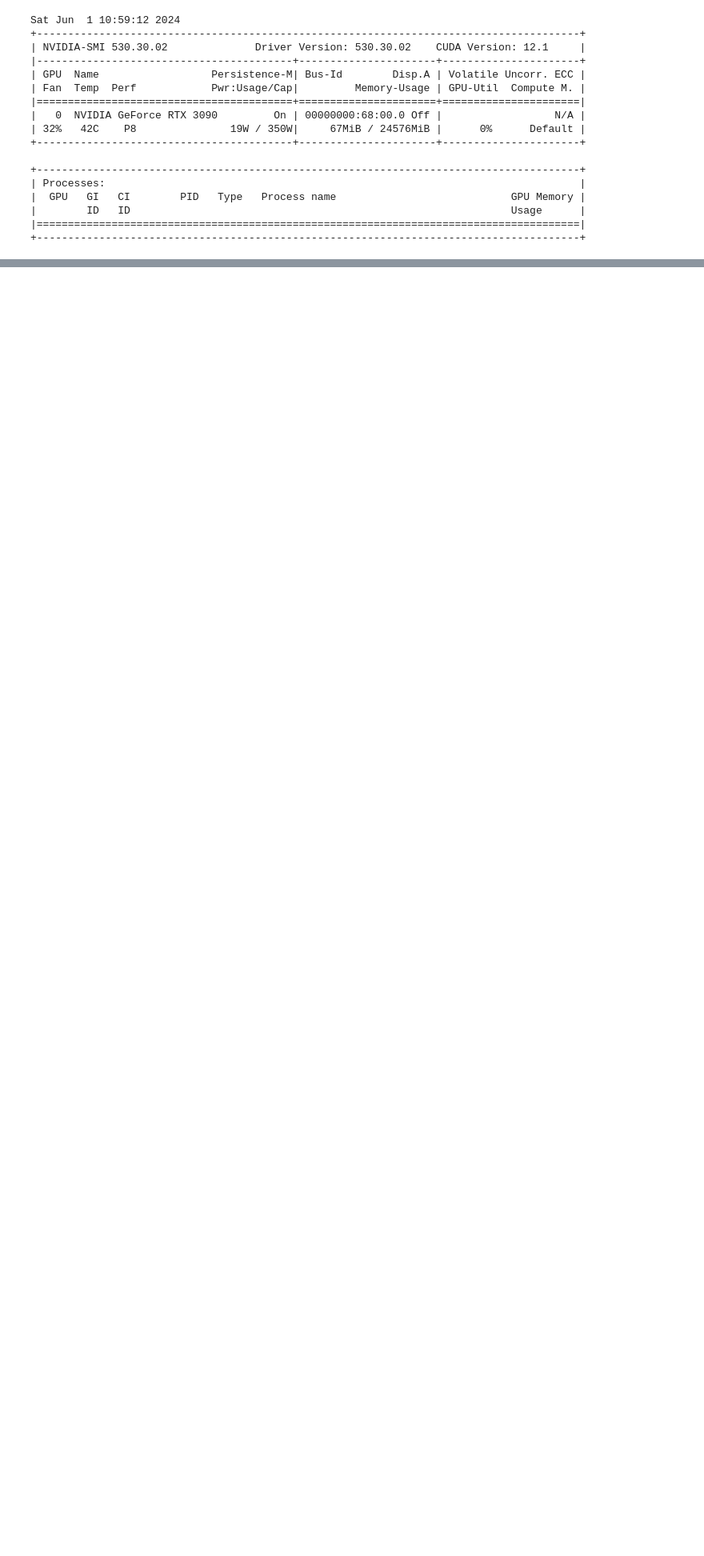
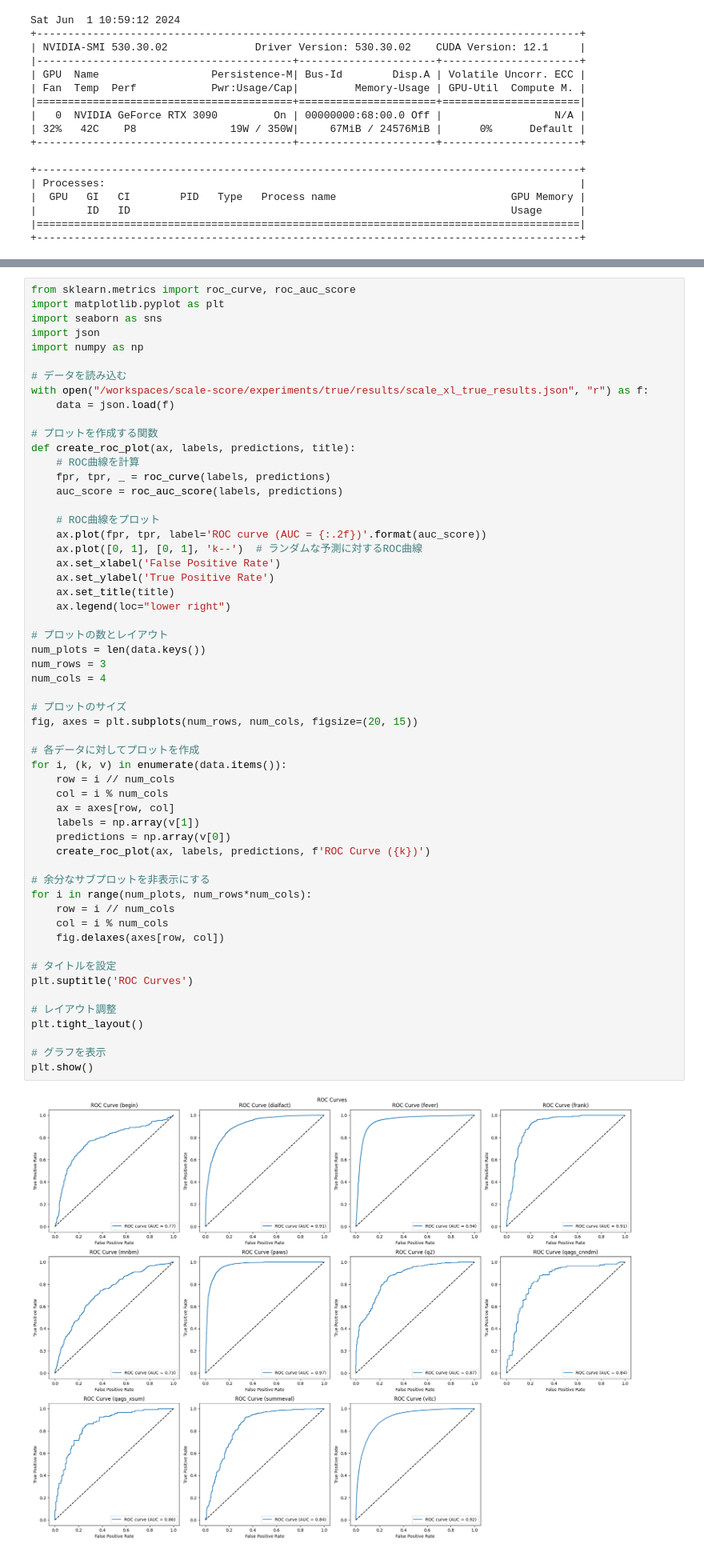
Before and after one commit to RyukiKuwahara/scale, a Jupyter notebook: notebook/look_true.ipynb, the cells around one changed output, grey strips where cells are left out. Shown: that part at 80% size. Drawn from its saved outputs; the diff is of its cells as text; blank space fills up the shorter version.

Commit message:
create figure(auc-roc)

```diff
--- a/notebook/look_true.ipynb
+++ b/notebook/look_true.ipynb
@@ -186,3 +186,61 @@ This will become an error in seaborn v0.14.0; please update your code.
 
   sns.kdeplot(pred_1, shade=True, color='red', label='Label 1', ax=ax)
 [figure]
+# %%
+from sklearn.metrics import roc_curve, roc_auc_score
+import matplotlib.pyplot as plt
+import seaborn as sns
+import json
+import numpy as np
+
+# データを読み込む
+with open("/workspaces/scale-score/experiments/true/results/scale_xl_true_results.json", "r") as f:
+    data = json.load(f)
+
+# プロットを作成する関数
+def create_roc_plot(ax, labels, predictions, title):
+    # ROC曲線を計算
+    fpr, tpr, _ = roc_curve(labels, predictions)
+    auc_score = roc_auc_score(labels, predictions)
+
+    # ROC曲線をプロット
+    ax.plot(fpr, tpr, label='ROC curve (AUC = {:.2f})'.format(auc_score))
+    ax.plot([0, 1], [0, 1], 'k--')  # ランダムな予測に対するROC曲線
+    ax.set_xlabel('False Positive Rate')
+    ax.set_ylabel('True Positive Rate')
+    ax.set_title(title)
+    ax.legend(loc="lower right")
+
+# プロットの数とレイアウト
+num_plots = len(data.keys())
+num_rows = 3
+num_cols = 4
+
+# プロットのサイズ
+fig, axes = plt.subplots(num_rows, num_cols, figsize=(20, 15))
+
+# 各データに対してプロットを作成
+for i, (k, v) in enumerate(data.items()):
+    row = i // num_cols
+    col = i % num_cols
+    ax = axes[row, col]
+    labels = np.array(v[1])
+    predictions = np.array(v[0])
+    create_roc_plot(ax, labels, predictions, f'ROC Curve ({k})')
+
+# 余分なサブプロットを非表示にする
+for i in range(num_plots, num_rows*num_cols):
+    row = i // num_cols
+    col = i % num_cols
+    fig.delaxes(axes[row, col])
+
+# タイトルを設定
+plt.suptitle('ROC Curves')
+
+# レイアウト調整
+plt.tight_layout()
+
+# グラフを表示
+plt.show()
+# %% [output]
+[figure, added]
```
